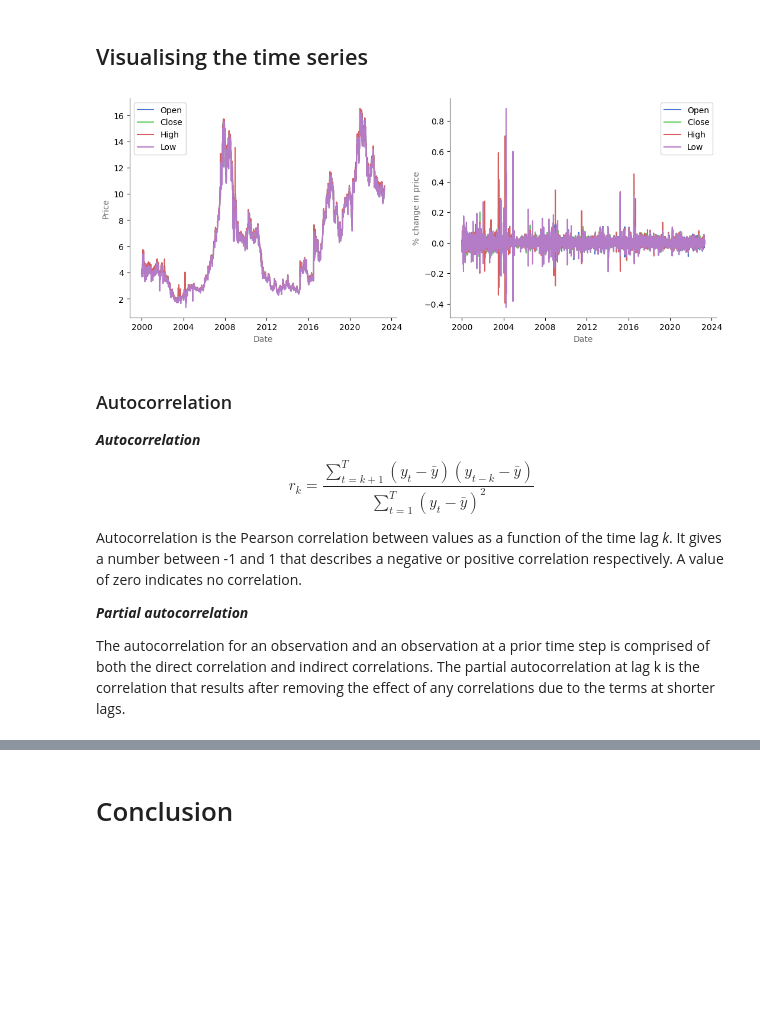
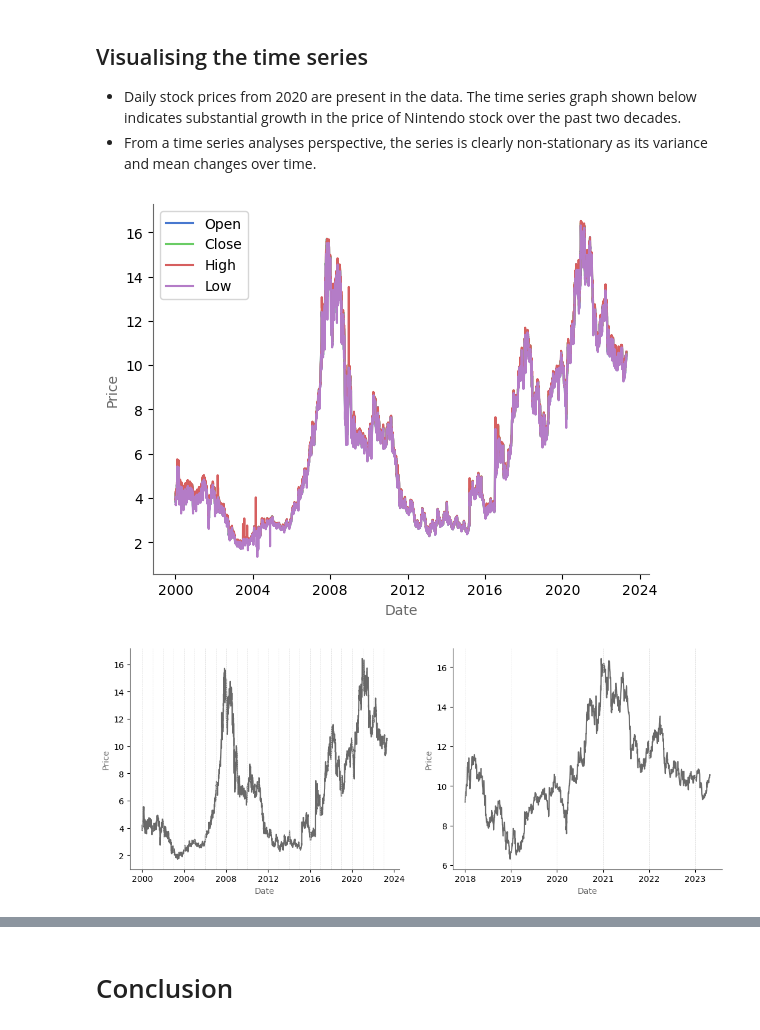
Before and after one commit to earth1987/time-series-stock-prices, a Jupyter notebook: notebooks/stock_price_forecast.ipynb, the cells around one changed output, grey strips where cells are left out. Cells and saved outputs as stored; diff of their text form; code cells hidden in the pictures; blank space fills up the shorter version.

```diff
--- a/notebooks/stock_price_forecast.ipynb
+++ b/notebooks/stock_price_forecast.ipynb
@@ -58,31 +66,36 @@ Volume       0
 dtype: int64
 # %% [markdown]
 ## Visualising the time series
+* Daily stock prices from 2020 are present in the data. The time series graph shown below indicates substantial growth in the price of Nintendo stock over the past two decades.
+* From a time series analyses perspective, the series is clearly non-stationary as its variance and mean changes over time.
-# %%
-fig, axes = plt.subplots(nrows=1, ncols=2, figsize=(6.4*2, 4.8))
-for col in ['Open', 'Close', 'High', 'Low']:
-    axes[0].plot(stock_prices['Date'], stock_prices[col], label=col);
-    axes[1].plot(stock_prices['Date'], stock_prices[col].pct_change(), label=col);
-
-for i, ax in enumerate(axes):
-    if i==0:
-        ax.set_ylabel('Price', color='dimgray');
-    else:
-        ax.set_ylabel('% change in price', color='dimgray');
-    ax.set_xlabel('Date', color='dimgray');
-    ax.spines[['top', 'right']].set_visible(False);
-    ax.spines[['left', 'bottom']].set_color('dimgray');
-    ax.legend();
-# %% [output]
-[figure, removed]
-# %% [markdown]
-### Autocorrelation
-
-***Autocorrelation***
-$$ r_k = \frac{\sum_{t=k+1}^T(y_t-\bar y)(y_{t-k}-\bar y)}{\sum_{t=1}^T(y_t-\bar y)^2}$$
-
-Autocorrelation is the Pearson correlation between values as a function of the time lag *k*. It gives a number between -1 and 1 that describes a negative or positive correlation respectively. A value of zero indicates no correlation.
-
-***Partial autocorrelation***
-
-The autocorrelation for an observation and an observation at a prior time step is comprised of both the direct correlation and indirect correlations. The partial autocorrelation at lag k is the correlation that results after removing the effect of any correlations due to the terms at shorter lags.
+# %%
+fig, axes = plt.subplots()
+for col in ['Open', 'Close', 'High', 'Low']:
+    axes.plot(stock_prices[col], label=col);
+
+axes.set_ylabel('Price', color='dimgray');
+axes.set_xlabel('Date', color='dimgray');
+axes.spines[['top', 'right']].set_visible(False);
+axes.spines[['left', 'bottom']].set_color('dimgray');
+axes.legend();
+# %% [output]
+[figure, added]
+# %%
+stock_prices_10yr = stock_prices['Close'].copy(deep=True)
+stock_prices_10yr = stock_prices_10yr.loc['2018-01-01':]
+
+fig, axes = plt.subplots(nrows=1, ncols=2, figsize=(6.4*2, 4.8))
+axes[0].plot(stock_prices['Close'], color='dimgray');
+axes[1].plot(stock_prices_10yr, color='dimgray');
+
+for x in [datetime.datetime(y, 1, 1) for y in stock_prices['Close'].index.year.unique()]:
+    axes[0].axvline(x, color='gainsboro', linestyle='--', linewidth=0.5)
+for x in [datetime.datetime(y, 1, 1) for y in stock_prices_10yr.index.year.unique()]:
+    axes[1].axvline(x, color='gainsboro', linestyle='--', linewidth=0.5)
+for ax in axes:
+    ax.set_ylabel('Price', color='dimgray');
+    ax.set_xlabel('Date', color='dimgray');
+    ax.spines[['top', 'right']].set_visible(False);
+    ax.spines[['left', 'bottom']].set_color('dimgray');
+# %% [output]
+[figure, added]
```
Also changed, not shown: parts of 51 cells of this notebook.
